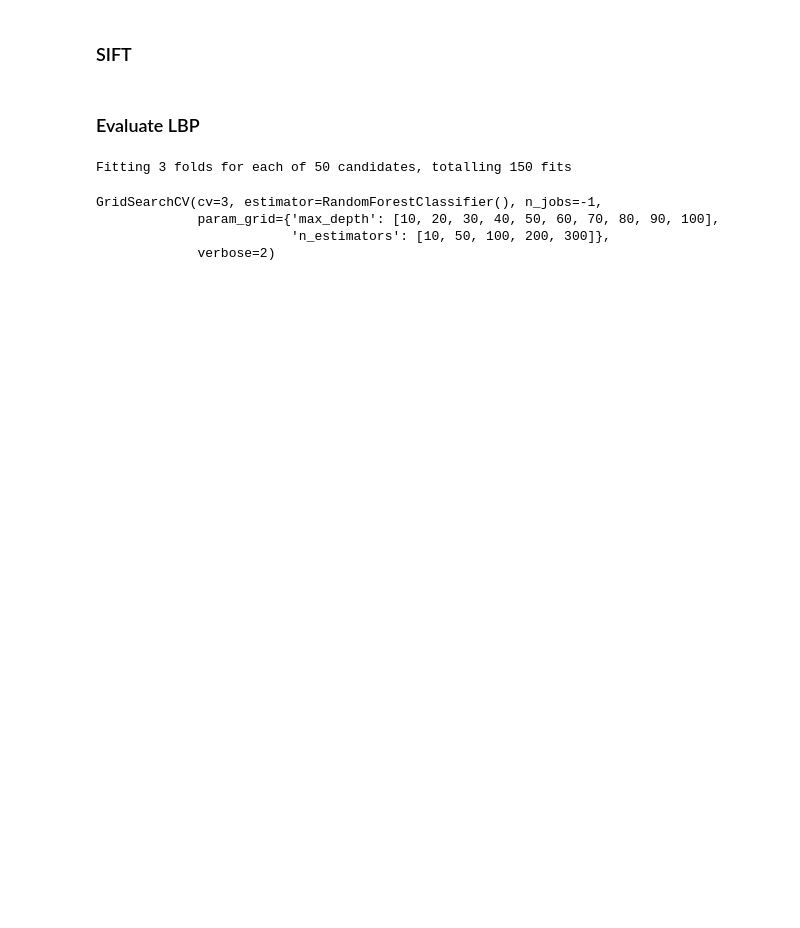
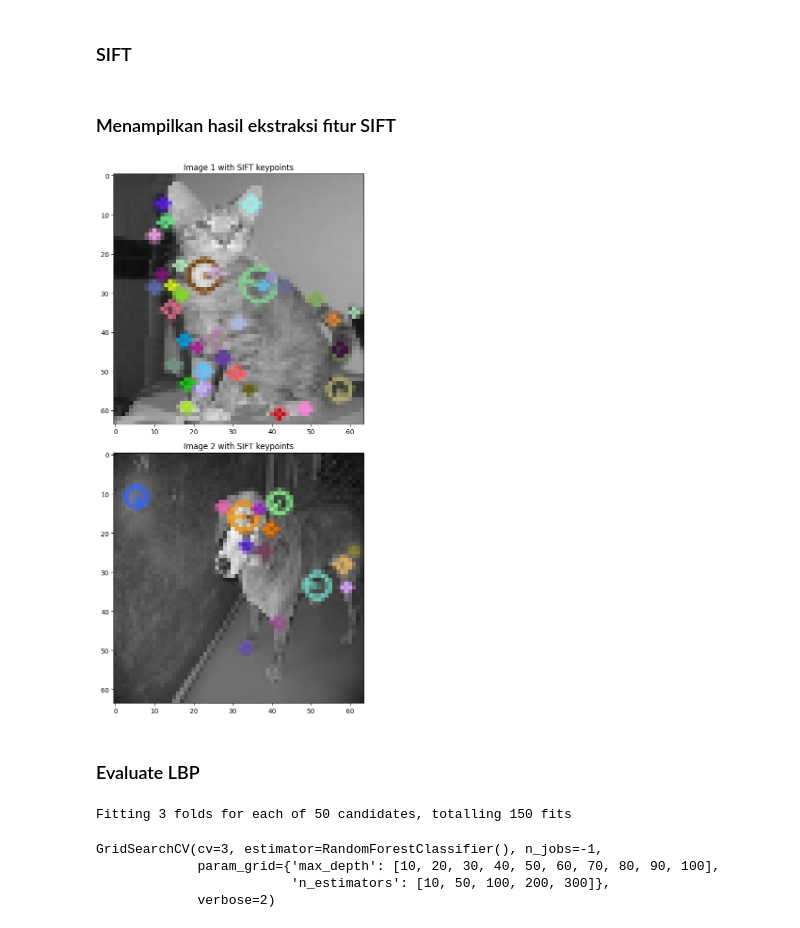
Before and after one commit to irizkyw/ComputerVision, a Jupyter notebook: W6_Assignment4/app.ipynb, the cells around one changed output. Drawn from its saved outputs; the diff is of its cells as text; code cells hidden in the pictures; blank space fills up the shorter version.

```diff
--- a/W6_Assignment4/app.ipynb
+++ b/W6_Assignment4/app.ipynb
@@ -129 +203,29 @@ def extract_SIFT(images):
+# %% [markdown]
+### Menampilkan hasil ekstraksi fitur SIFT
+# %%
+def visualize_sift_extraction(images):
+    sift = cv2.SIFT_create()
+
+    fig, axes = plt.subplots(nrows=len(images), ncols=1, figsize=(8, 6*len(images)))
+
+    for idx, img in enumerate(images):
+        if len(img.shape) == 3:
+            gray = cv2.cvtColor(img, cv2.COLOR_BGR2GRAY)
+        else:
+            gray = img
+
+        kp, des = sift.detectAndCompute(gray, None)
+
+        img_kp = cv2.drawKeypoints(img, kp, None, flags=cv2.DrawMatchesFlags_DRAW_RICH_KEYPOINTS)
+
+        axes[idx].imshow(cv2.cvtColor(img_kp, cv2.COLOR_BGR2RGB))
+        axes[idx].set_title(f'Image {idx + 1} with SIFT keypoints')
+
+    plt.tight_layout()
+    plt.show()
+# %%
+images = [x_train_prep[0], x_train_prep[1]]
+visualize_sift_extraction(images)
+# %% [output]
+[figure, added]
 # %%
```
Also changed, not shown: parts of 29 cells of this notebook.
